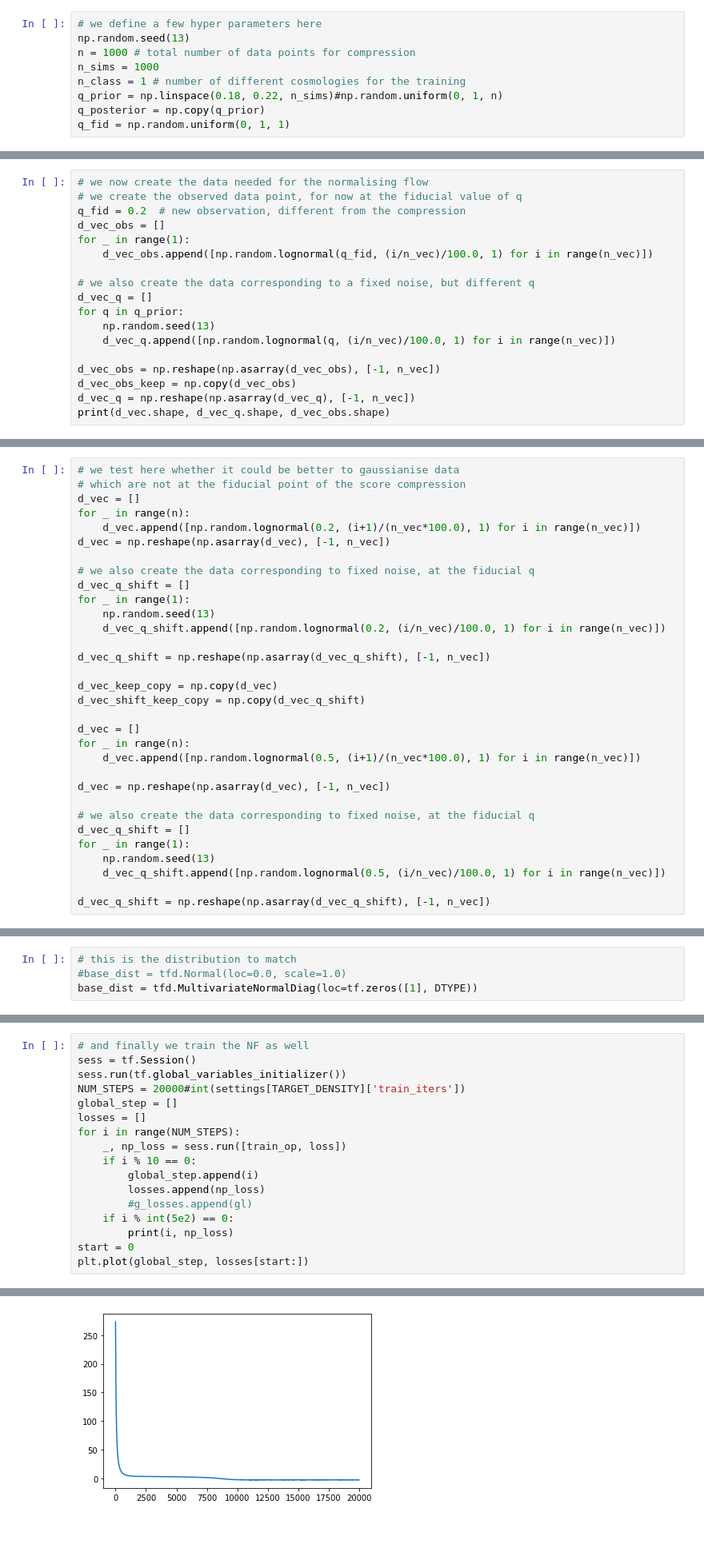
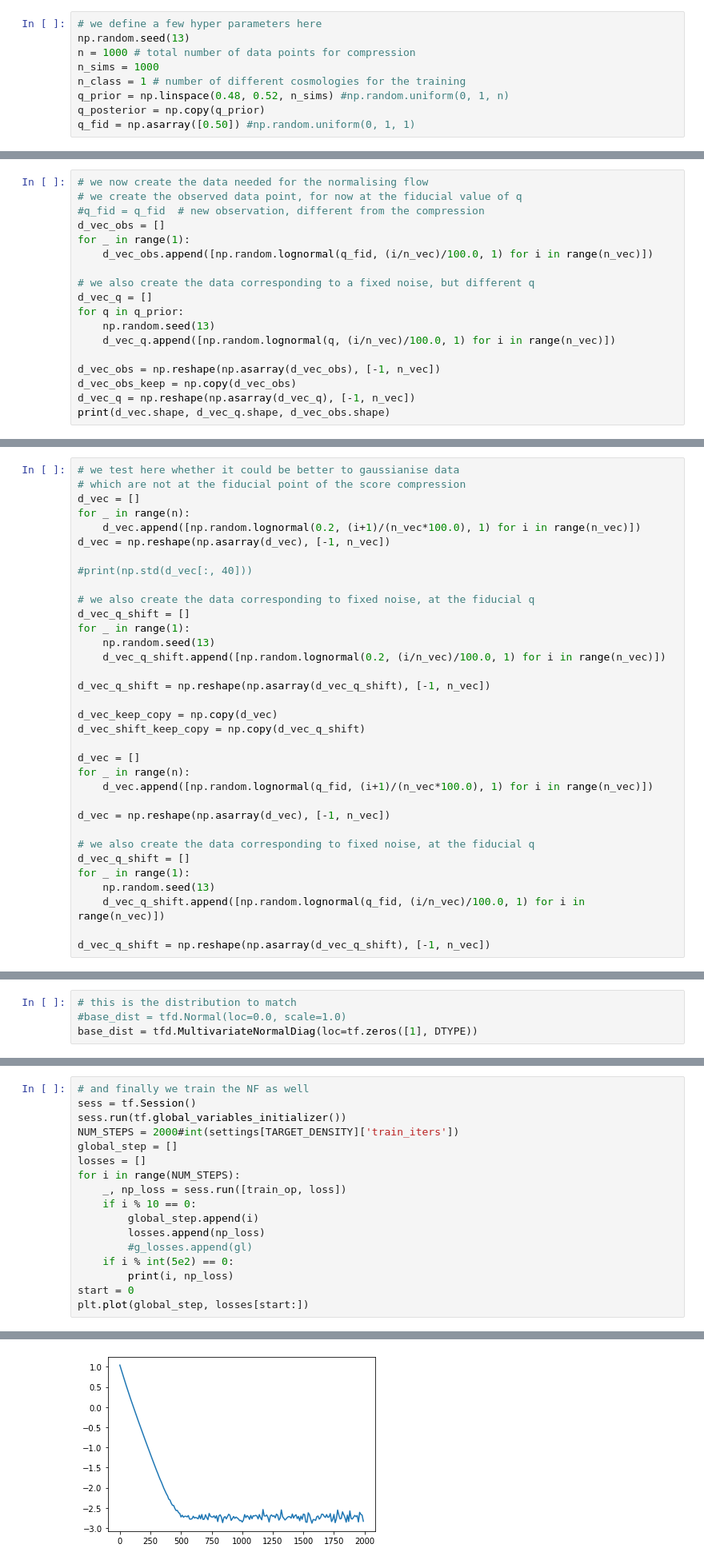
Before and after one commit to dpiras/pydelfi, a Jupyter notebook: examples/GLC_1D_with_score_compression.ipynb, the cells around one changed output, grey strips where cells are left out. Shown: that part at 80% size. Cells and saved outputs as stored; diff of their text form; blank space fills up the shorter version.

```diff
--- a/examples/GLC_1D_with_score_compression.ipynb
+++ b/examples/GLC_1D_with_score_compression.ipynb
@@ -55,9 +28,9 @@ np.random.seed(13)
 n = 1000 # total number of data points for compression
 n_sims = 1000
 n_class = 1 # number of different cosmologies for the training
-q_prior = np.linspace(0.18, 0.22, n_sims)#np.random.uniform(0, 1, n)
+q_prior = np.linspace(0.48, 0.52, n_sims) #np.random.uniform(0, 1, n)
 q_posterior = np.copy(q_prior)
-q_fid = np.random.uniform(0, 1, 1)
+q_fid = np.asarray([0.50]) #np.random.uniform(0, 1, 1)
 # %%
 q_fid
 # %% [output]
@@ -109,7 +82,7 @@ compressor_args=None
 # %%
 # we now create the data needed for the normalising flow
 # we create the observed data point, for now at the fiducial value of q
-q_fid = 0.2  # new observation, different from the compression
+#q_fid = q_fid  # new observation, different from the compression
 d_vec_obs = []
 for _ in range(1):
     d_vec_obs.append([np.random.lognormal(q_fid, (i/n_vec)/100.0, 1) for i in range(n_vec)])
@@ -147,6 +133,8 @@ d_vec = []
 for _ in range(n):
     d_vec.append([np.random.lognormal(0.2, (i+1)/(n_vec*100.0), 1) for i in range(n_vec)])
 d_vec = np.reshape(np.asarray(d_vec), [-1, n_vec])
+
+#print(np.std(d_vec[:, 40]))
 
 # we also create the data corresponding to fixed noise, at the fiducial q
 d_vec_q_shift = []
@@ -161,7 +149,7 @@ d_vec_shift_keep_copy = np.copy(d_vec_q_shift)
 
 d_vec = []
 for _ in range(n):
-    d_vec.append([np.random.lognormal(0.5, (i+1)/(n_vec*100.0), 1) for i in range(n_vec)])
+    d_vec.append([np.random.lognormal(q_fid, (i+1)/(n_vec*100.0), 1) for i in range(n_vec)])
 
 d_vec = np.reshape(np.asarray(d_vec), [-1, n_vec])
 
@@ -169,7 +157,7 @@ d_vec = np.reshape(np.asarray(d_vec), [-1, n_vec])
 d_vec_q_shift = []
 for _ in range(1):
     np.random.seed(13)
-    d_vec_q_shift.append([np.random.lognormal(0.5, (i/n_vec)/100.0, 1) for i in range(n_vec)])
+    d_vec_q_shift.append([np.random.lognormal(q_fid, (i/n_vec)/100.0, 1) for i in range(n_vec)])
 
 d_vec_q_shift = np.reshape(np.asarray(d_vec_q_shift), [-1, n_vec])
 # %%
@@ -281,7 +278,7 @@ Please use `layer.__call__` method instead.
 # and finally we train the NF as well
 sess = tf.Session()
 sess.run(tf.global_variables_initializer())
-NUM_STEPS = 20000#int(settings[TARGET_DENSITY]['train_iters'])
+NUM_STEPS = 2000#int(settings[TARGET_DENSITY]['train_iters'])
 global_step = []
 losses = []
 for i in range(NUM_STEPS):
@@ -315,5 +299,5 @@ plt.plot(global_step, losses[start:])
 [<matplotlib.lines.Line2D at 0x...>]
-[figure, old version]
+[figure, new version]
 # %%
 # now we need to look at samples which we inject in the flow to the Gaussian domain
 # just to make sure the gaussianisation was successful
```
Also changed, not shown: parts of 25 cells of this notebook, 5 other files.
